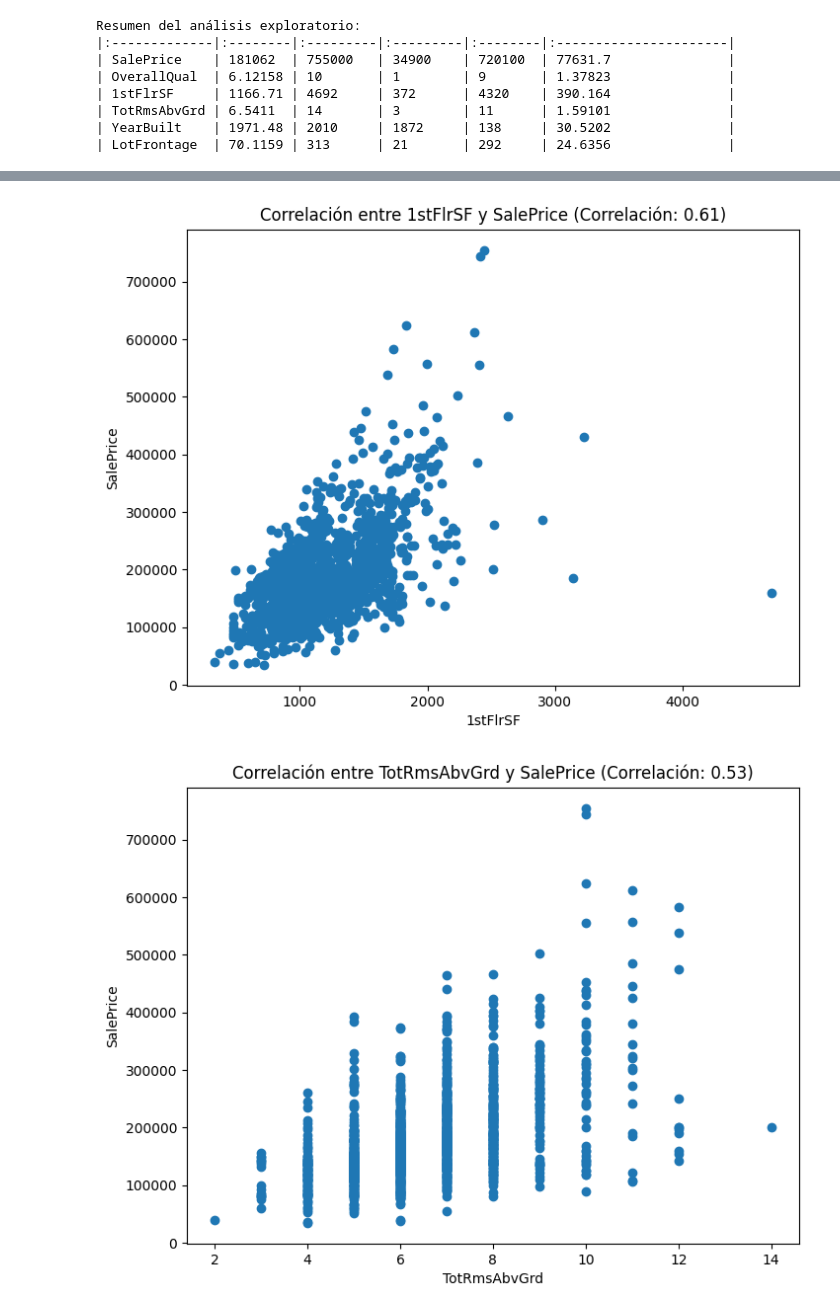
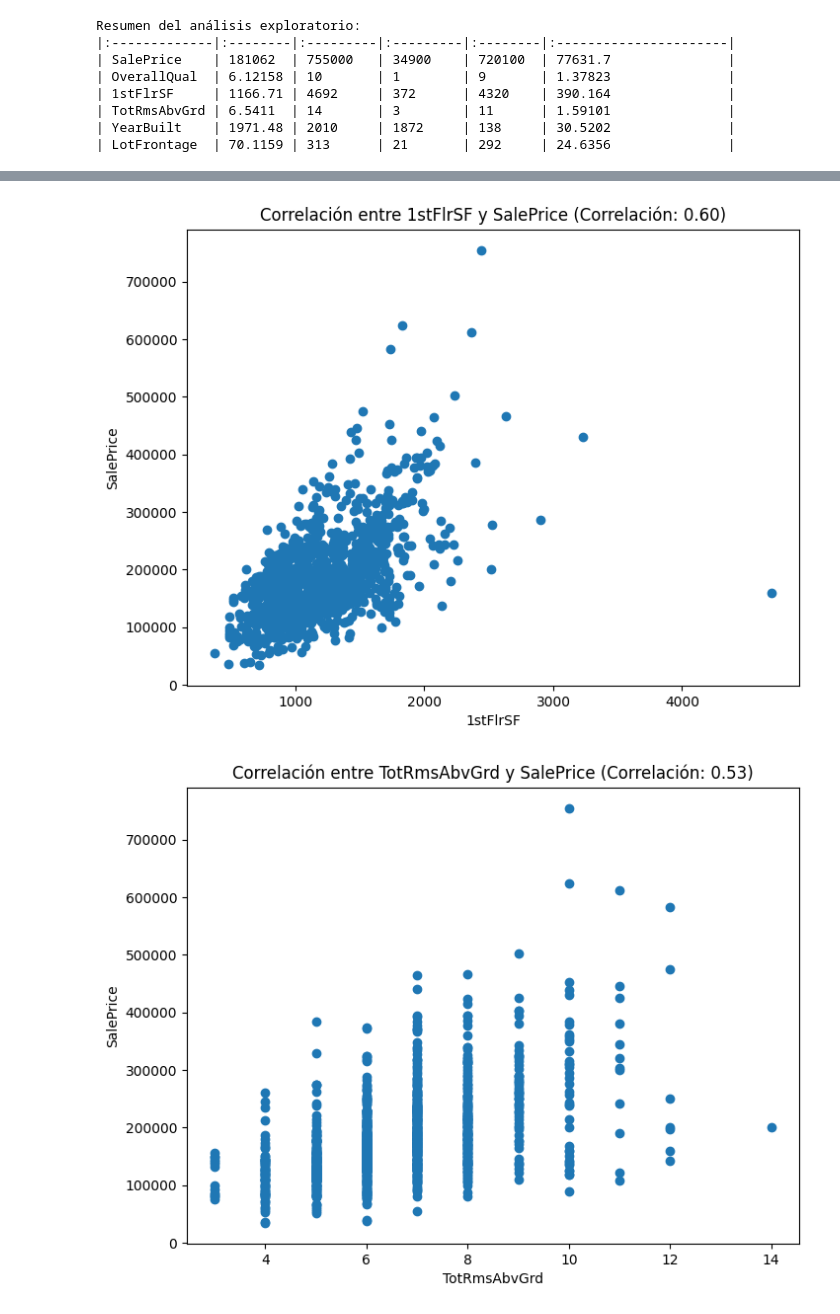
Before and after one commit to j0su3-8/PF_CDP, a Jupyter notebook: ProyectoFinal.ipynb, the cells around one changed output, grey strips where cells are left out. Drawn from its saved outputs; the diff is of its cells as text; code cells hidden in the pictures.

Commit message:
Se colocó el nombre correcto del dataframe cuando se llama la función paa el análisis de correlación e interacción entre variables

```diff
--- a/ProyectoFinal.ipynb
+++ b/ProyectoFinal.ipynb
@@ -229,6 +229,6 @@ def calcular_correlacion_y_graficar(df, nombre_variable_dependiente='SalePrice',
     return nombres_top_variables
 
 #  Ejecutar el análisis de correlación y obtener las mejores variables
-top_variables = calcular_correlacion_y_graficar(df.copy()) # Usamos df.copy() de nuevo
+top_variables = calcular_correlacion_y_graficar(df_training.copy()) # Usamos df.copy() de nuevo
 print("\nVariables seleccionadas para el modelo:", top_variables)
 # %% [output]
@@ -236,2 +236,2 @@ print("\nVariables seleccionadas para el modelo:", top_variables)
-[figure, old version]
+[figure, new version]
-[figure, old version]
+[figure, new version]
```
Also changed, not shown: parts of 1 cell of this notebook.
